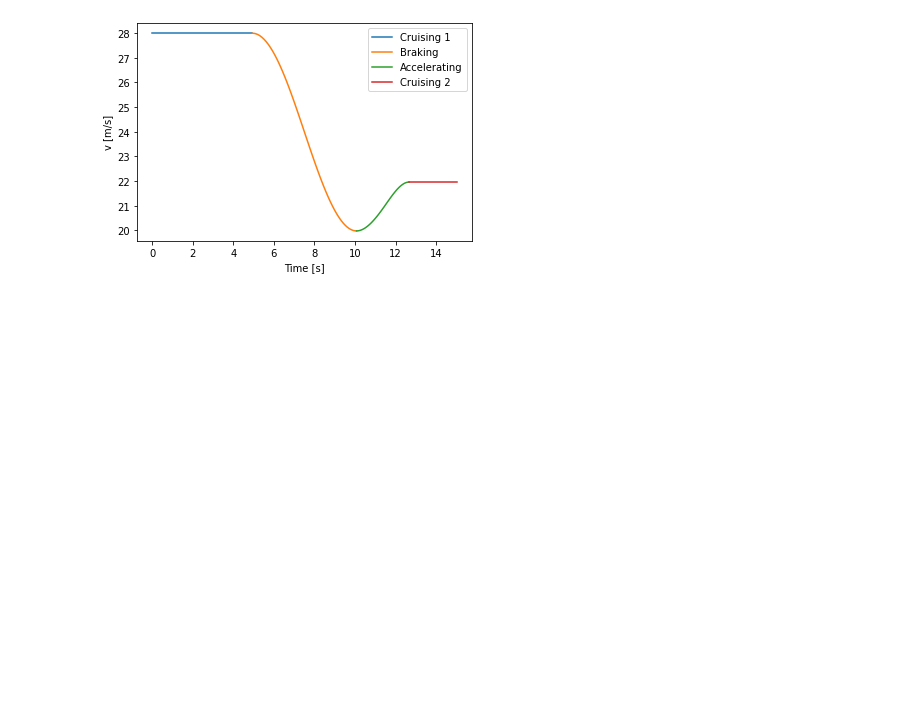
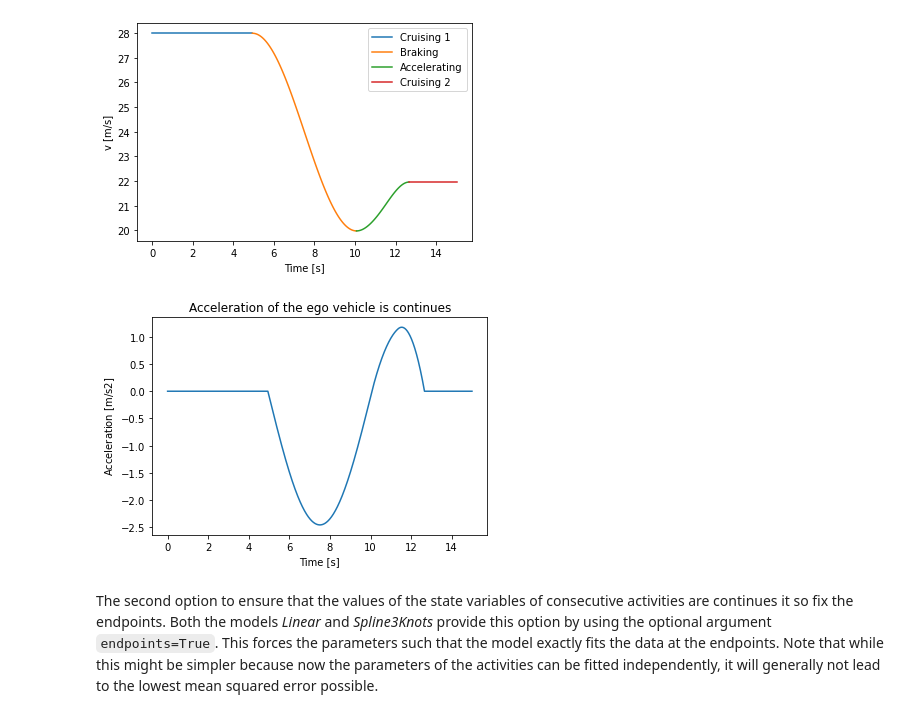
Before and after one commit to ErwindeGelder/ScenarioDomainModel, a Jupyter notebook: 20200729 Domain Model/Tutorial 3 Scenario from data.ipynb, the cells around one changed output. Cells and saved outputs as stored; diff of their text form; code cells hidden in the pictures; blank space fills up the shorter version.

```diff
--- a/20200729 Domain Model/Tutorial 3 Scenario from data.ipynb
+++ b/20200729 Domain Model/Tutorial 3 Scenario from data.ipynb
@@ -266,3 +377,14 @@ plt.legend()
 plt.show()
 # %% [output]
 [figure]
+# %%
+# Also show that the acceleration is continues.
+plt.plot(DF.index, CUTIN.get_state_dot(EGO_VEHICLE, StateVariable.SPEED, list(DF.index)))
+plt.xlabel("Time [s]")
+plt.ylabel("Acceleration [m/s$2$]")
+plt.title("Acceleration of the ego vehicle is continues")
+plt.show()
+# %% [output]
+[figure, added]
+# %% [markdown]
+The second option to ensure that the values of the state variables of consecutive activities are continues it so fix the endpoints. Both the models *Linear* and *Spline3Knots* provide this option by using the optional argument `endpoints=True`. This forces the parameters such that the model exactly fits the data at the endpoints. Note that while this might be simpler because now the parameters of the activities can be fitted independently, it will generally not lead to the lowest mean squared error possible.
```
Also changed, not shown: parts of 38 cells of this notebook.
